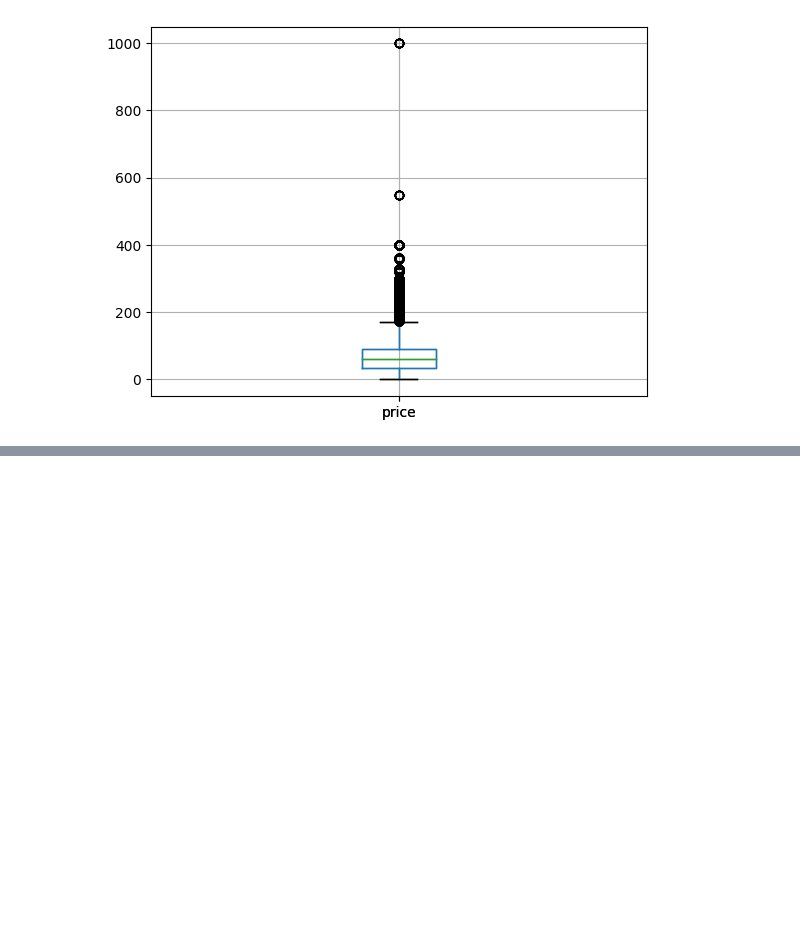
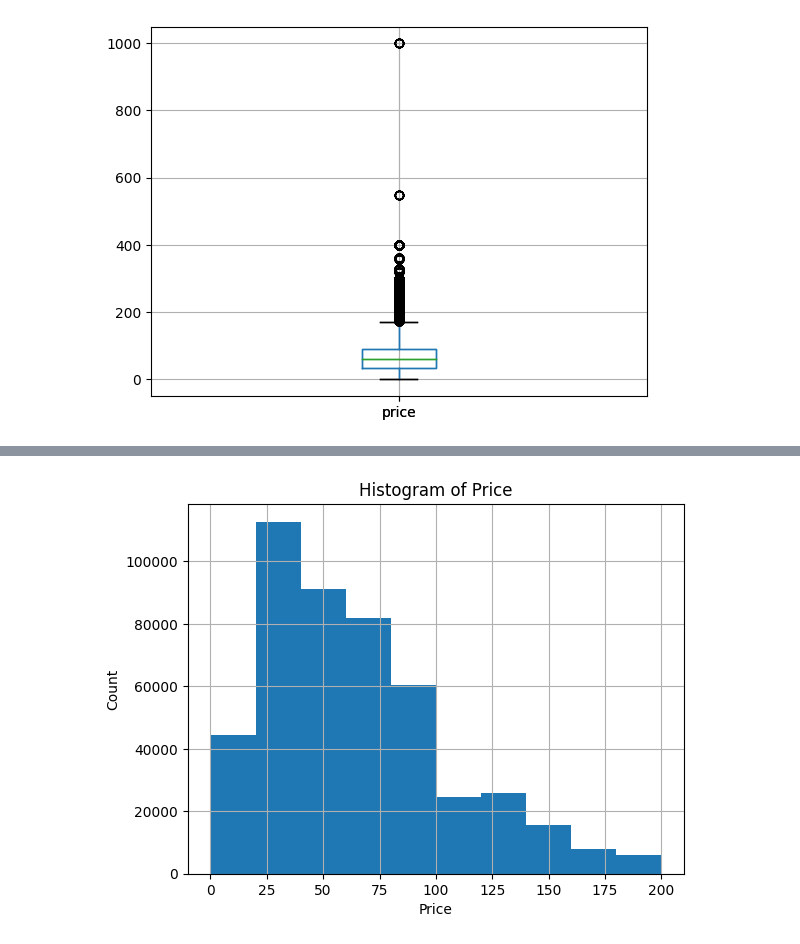
Before and after one commit to Dom1n1kD/master_hsh_ki, a Jupyter notebook: exam_data_mining_cup/exam_dmc_2014.ipynb, the cells around one changed output, grey strips where cells are left out. Cells and saved outputs as stored; diff of their text form; code cells hidden in the pictures; blank space fills up the shorter version.

```diff
--- a/exam_data_mining_cup/exam_dmc_2014.ipynb
+++ b/exam_data_mining_cup/exam_dmc_2014.ipynb
@@ -430,0 +440,20 @@ plt.show()
+# %%
+# für die darstellung erstellen wir einen neuen datafram, der nur aus der spalte 'price' besteht
+df_price = df['price']
+
+# im nächsten schritt (für die validierung des boxplots) entfernen wir alle datensätze mit einem price > 200
+df_price.drop(df.loc[df['price']>200].index, inplace=True)
+
+# hier erstellen wir das histogram
+df_price.hist()
+
+# hier legen wir die konfiguration des histograms fest
+plt.xticks([0, 25, 50, 75, 100, 125, 150, 175, 200])
+plt.xlabel('Price')
+plt.ylabel('Count')
+plt.title('Histogram of Price')
+
+# hier lassen wir das histogram anzeigen
+plt.show()
+# %% [output]
+[figure, added]
```
Also changed, not shown: parts of 18 cells of this notebook, 2 other files.
